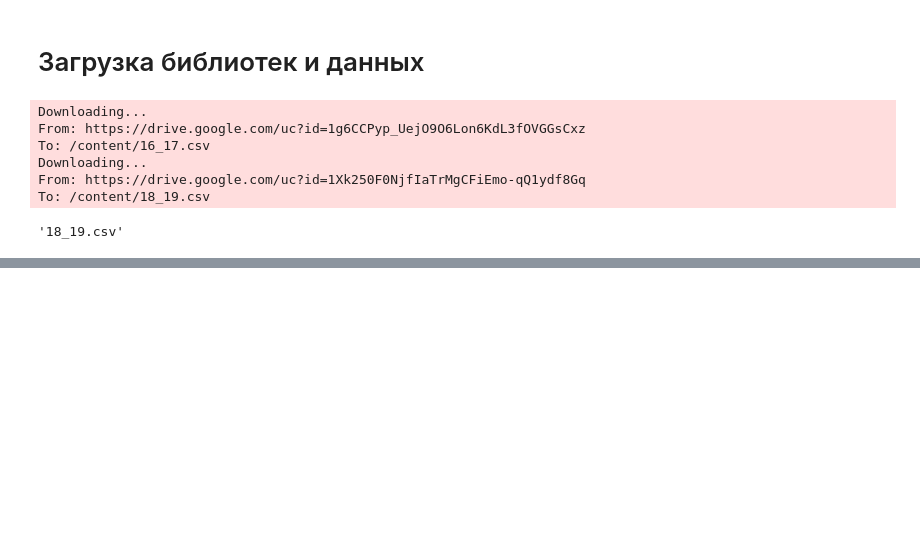
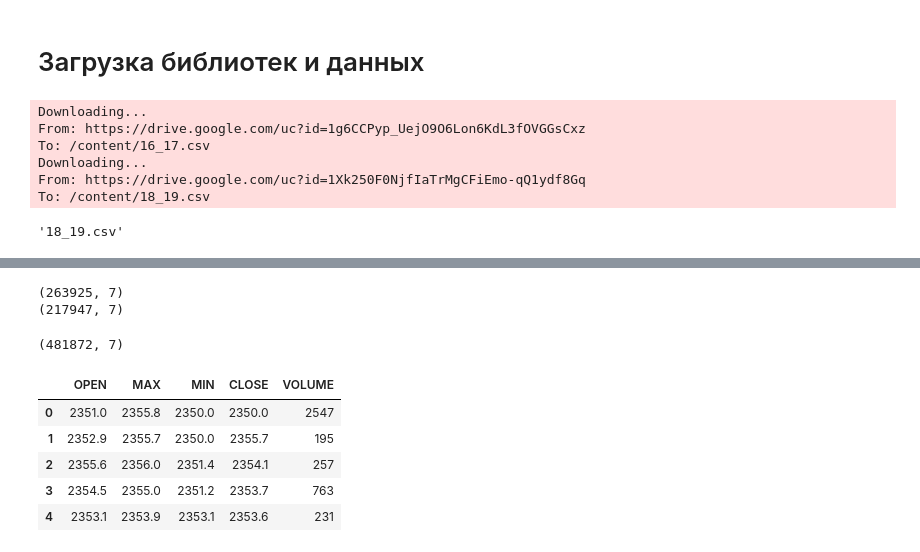
Before and after one commit to Igor-Belskiy/AI_University, a Jupyter notebook: Полносвязные_и_рекуррентные_нейронные_сети_для_прогнозирования_временных_рядов_(Light).ipynb, the cells around one changed output, grey strips where cells are left out. Cells and saved outputs as stored; diff of their text form; code cells hidden in the pictures; blank space fills up the shorter version.

```diff
--- a/Полносвязные_и_рекуррентные_нейронные_сети_для_прогнозирования_временных_рядов_(Light).ipynb
+++ b/Полносвязные_и_рекуррентные_нейронные_сети_для_прогнозирования_временных_рядов_(Light).ipynb
@@ -47,0 +72,26 @@ To: /content/18_19.csv
+# %%
+# Смотрим размер загруженных из файлов данных
+
+print(base_data_16_17.shape)
+print(base_data_18_19.shape)
+# %% [output]
+(263925, 7)
+(217947, 7)
+# %%
+data = pd.concat([base_data_16_17, base_data_18_19])  # Объединяем базы в одну
+
+data.shape
+# %% [output]
+(481872, 7)
+# %%
+#Оставляем для дальнейшей работы только последние 5 столбцов
+data = data.iloc[:,2:]
+
+data.head()
+# %% [output]
+|  | OPEN | MAX | MIN | CLOSE | VOLUME |
+| 0 | 2351.0 | 2355.8 | 2350.0 | 2350.0 | 2547 |
+| 1 | 2352.9 | 2355.7 | 2350.0 | 2355.7 | 195 |
+| 2 | 2355.6 | 2356.0 | 2351.4 | 2354.1 | 257 |
+| 3 | 2354.5 | 2355.0 | 2351.2 | 2353.7 | 763 |
+| 4 | 2353.1 | 2353.9 | 2353.1 | 2353.6 | 231 |
```
Also changed, not shown: parts of 8 cells of this notebook.
